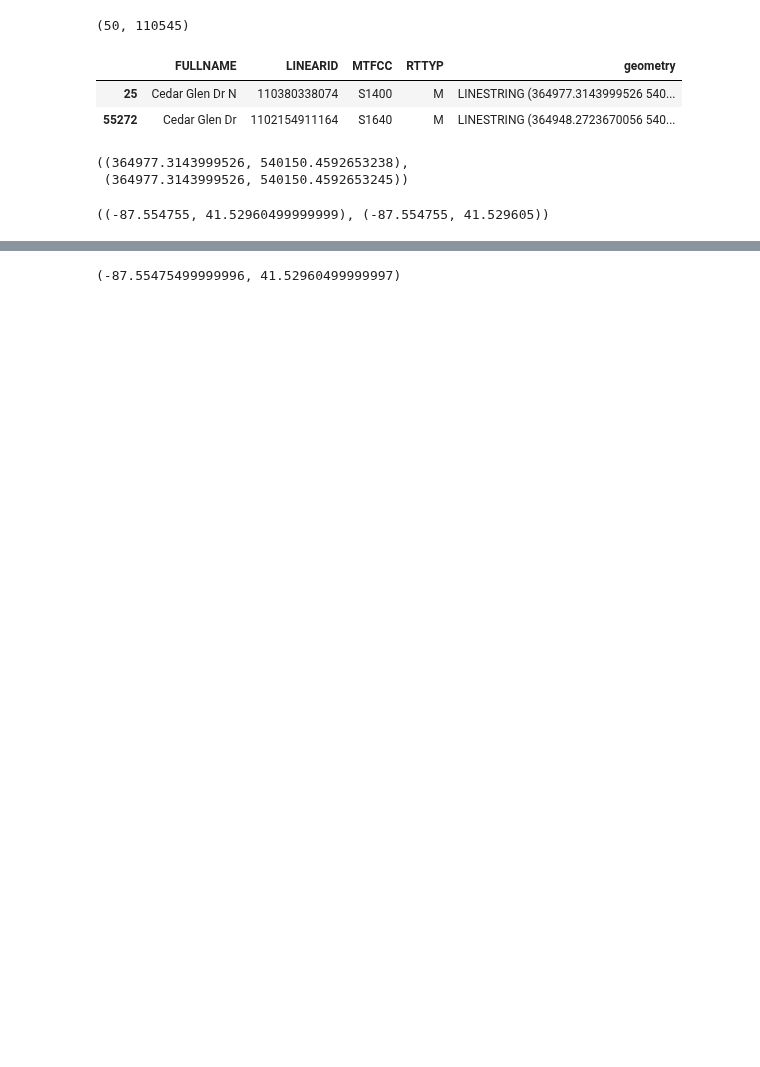
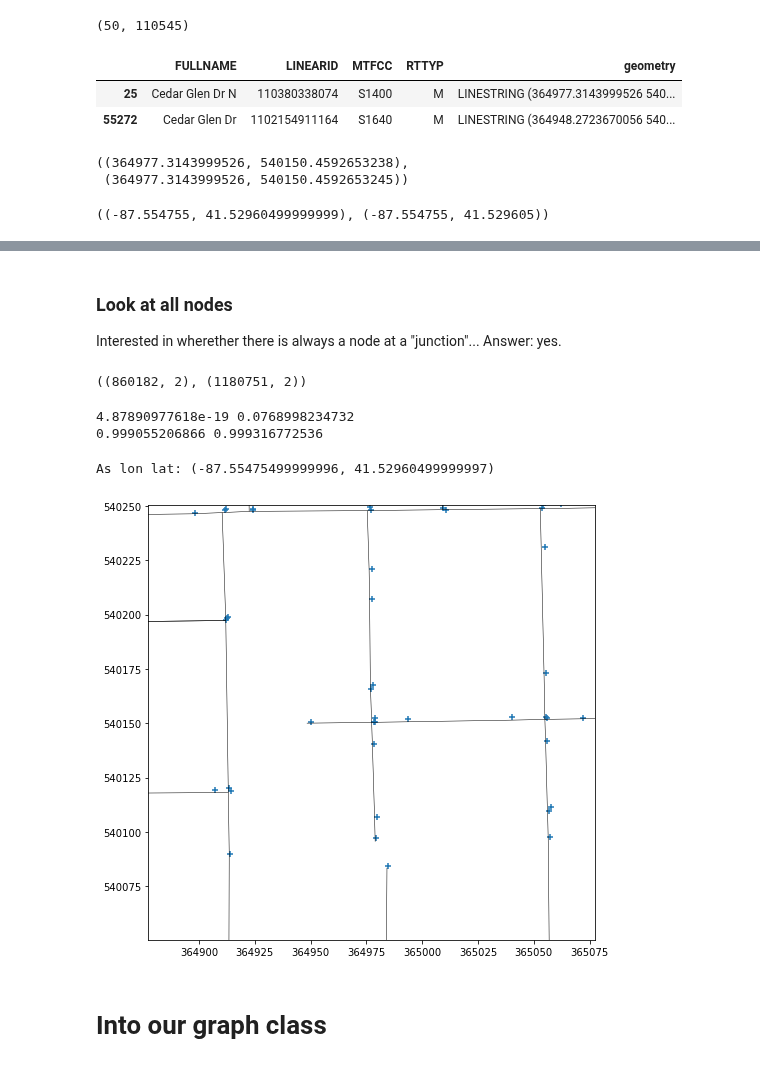
Before and after one commit to QuantCrimAtLeeds/PredictCode, a Jupyter notebook: examples/Networks/Into a graph.ipynb, the cells around one changed output, grey strips where cells are left out. Cells and saved outputs as stored; diff of their text form; code cells hidden in the pictures; blank space fills up the shorter version.

```diff
--- a/examples/Networks/Into a graph.ipynb
+++ b/examples/Networks/Into a graph.ipynb
@@ -264,5 +270,16 @@ None
 [figure]
-# %%
-proj(xc, yc, inverse=True)
-# %% [output]
-(-87.55475499999996, 41.52960499999997)
+# %% [markdown]
+### Look at all nodes
+
+Interested in wherether there is always a node at a "junction"...  Answer: yes.
+# %%
+nodes, all_nodes = [], []
+for geo in chicago.geometry:
+    for pt in geo.coords:
+        all_nodes.append(pt)
+nodes = list(set(all_nodes))
+nodes = np.asarray(nodes)
+all_nodes = np.asarray(all_nodes)
+nodes.shape, all_nodes.shape
+# %% [output]
+((860182, 2), (1180751, 2))
@@ -268,0 +301,31 @@ proj(xc, yc, inverse=True)
+# %%
+dists = np.asarray(dists)
+small = dists[dists < 0.5]
+print(min(small), max(small))
+large = dists[dists >= 0.5]
+print(min(large), max(large))
+# %% [output]
+4.87890977618e-19 0.0768998234732
+0.999055206866 0.999316772536
+# %%
+xc, yc = list(chicago.ix[25].geometry.coords)[0]
+print("As lon lat:", proj(xc, yc, inverse=True))
+
+fig, ax = plt.subplots(figsize=(8,8))
+
+lines = open_cp.plot.lines_from_geometry(chicago.geometry)
+lc = matplotlib.collections.LineCollection(lines, color="black", linewidth=0.5)
+ax.add_collection(lc)
+
+dx = np.random.random(all_nodes.shape[0]) * 2
+dy = np.random.random(all_nodes.shape[0]) * 2
+ax.scatter(all_nodes[:,0]+dx, all_nodes[:,1]+dy, alpha=1, marker="+")
+
+si = 100
+ax.set(xlim=[xc - si, xc + si], ylim=[yc - si, yc + si])
+None
+# %% [output]
+As lon lat: (-87.55475499999996, 41.52960499999997)
+[figure, added]
+# %% [markdown]
+# Into our graph class
```
Also changed, not shown: parts of 10 cells of this notebook, 3 other files.
